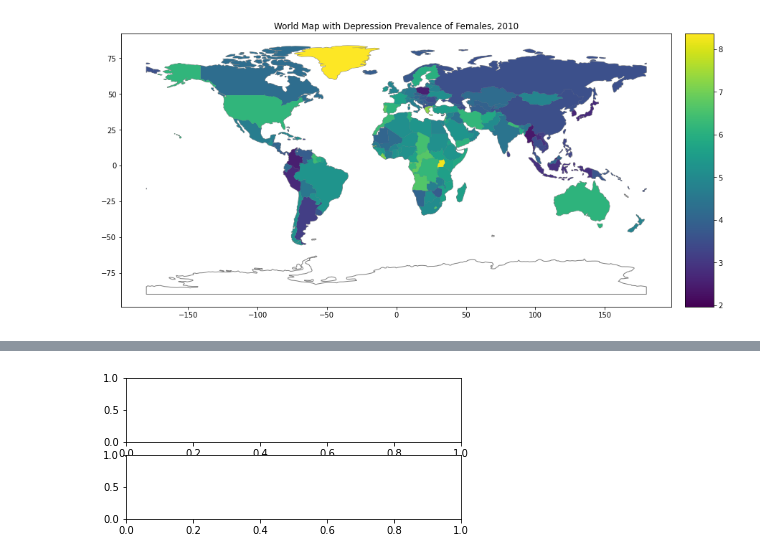
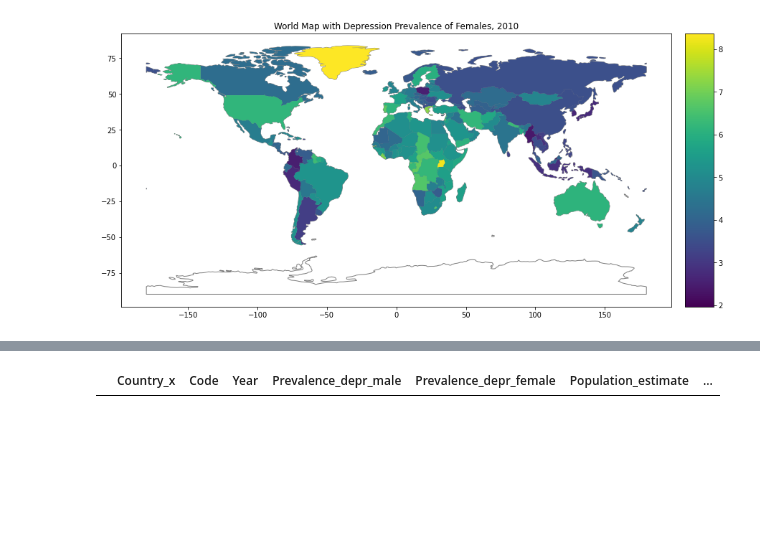
Before and after one commit to lostconnectionhere/mental_health, a Jupyter notebook: menth.ipynb, the cells around one changed output, grey strips where cells are left out. Drawn from its saved outputs; the diff is of its cells as text; code cells hidden in the pictures; blank space fills up the shorter version.

```diff
--- a/menth.ipynb
+++ b/menth.ipynb
@@ -368,9 +380,13 @@ plt.show
 # %%
-import matplotlib.pyplot as plt
+# import matplotlib.pyplot as plt
 
-plt.figure()
-ax1 = plt.subplot2grid((3,3), (0,0), colspan=3)
-ax2 = plt.subplot2grid((3,3), (1,0), colspan=3)
-plt.show()
+# plt.figure()
+# ax1 = plt.subplot2grid((3, 3), (1, 0))
+# ax2 = plt.subplot2grid((3, 3), (1, 1))
+# ax4 = plt.subplot2grid((3, 3), (2, 0))
+# ax5 = plt.subplot2grid((3, 3), (2, 1))
+# plt.show()
-# %% [output]
-[figure, removed]
+# %%
+prev_depression_2020.head()
+# %% [output]
+|  | Country_x | Code | Year | Prevalence_depr_male | Prevalence_depr_female | Population_estimate | ... |
```
Also changed, not shown: parts of 1 cell of this notebook.
